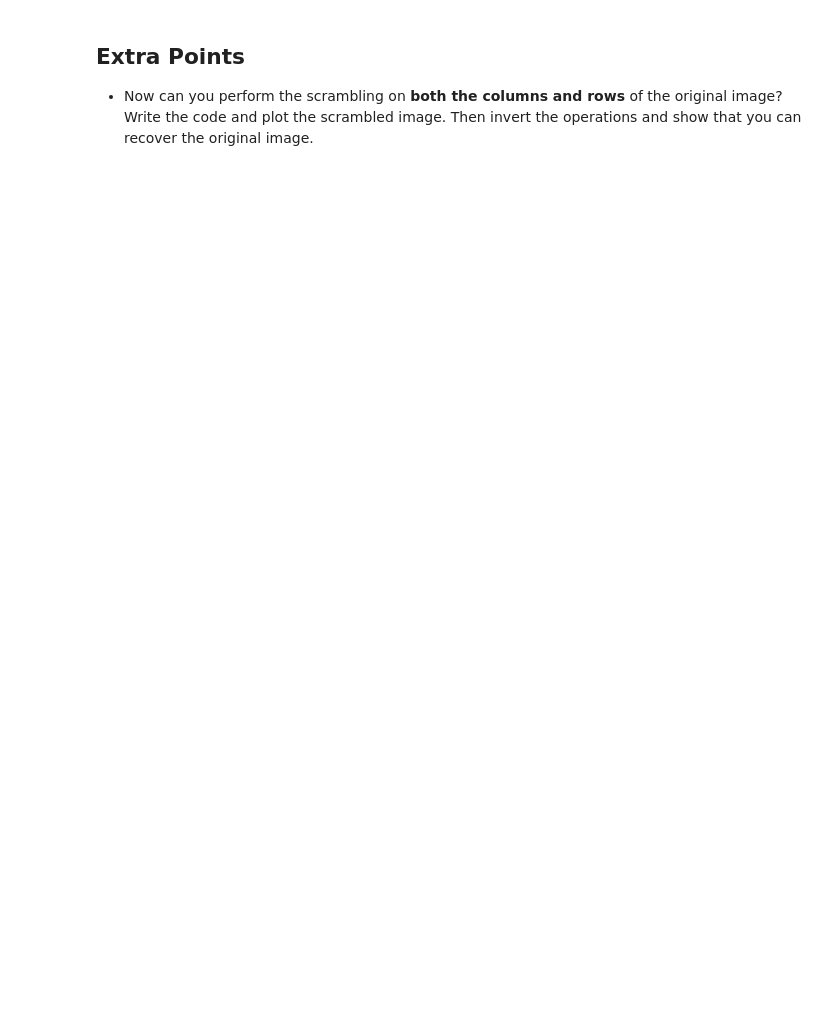
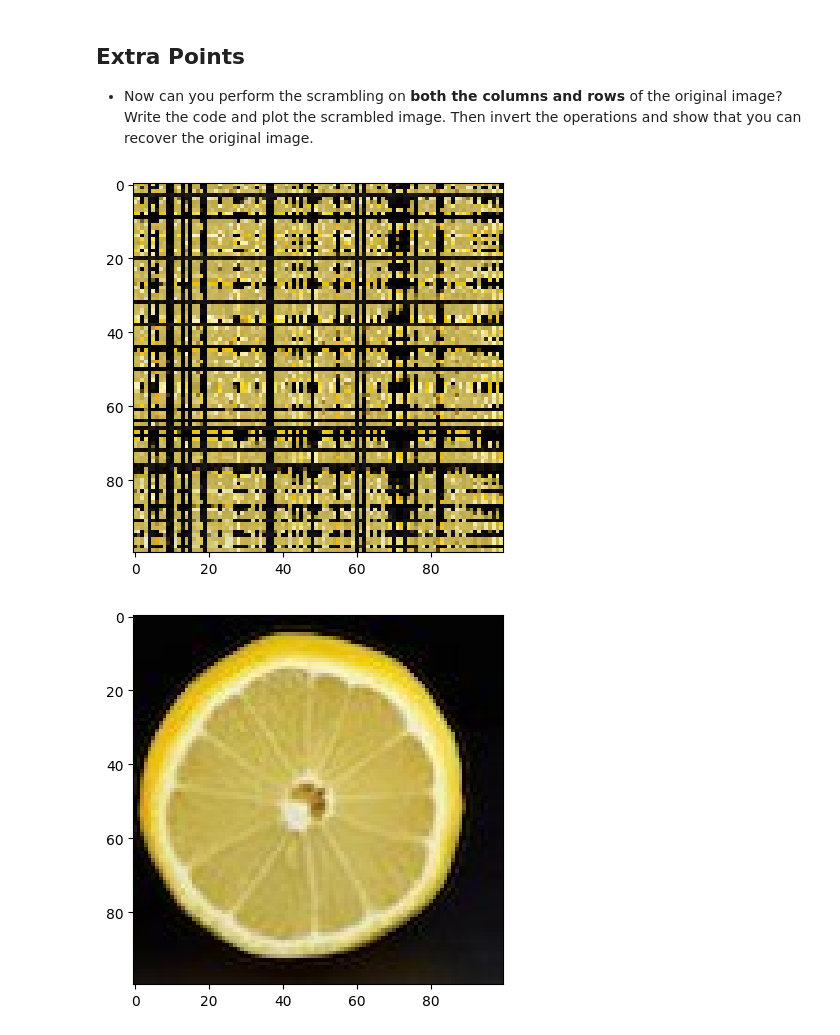
Before and after one commit to Banhana/AppliedMachineLearning, a Jupyter notebook: HW1/Assignements/HW1/HW1.ipynb, the cells around one changed output. Saved outputs shown, nothing was run; the diff lists cells and outputs as text; code cells hidden in the pictures; blank space fills up the shorter version.

```diff
--- a/HW1/Assignements/HW1/HW1.ipynb
+++ b/HW1/Assignements/HW1/HW1.ipynb
@@ -184,3 +200,37 @@ plt.imshow(original_image)
 ## Extra Points
 
 * Now can you perform the scrambling on __both the columns and rows__ of the original image?  Write the code and plot the scrambled image. Then invert the operations and show that you can recover the original image.
+# %%
+n_rows, n_cols, n_channels = image.shape # Grabs the m x n x channels values
+row_indices = np.arange(n_rows)
+column_indices = np.arange(n_cols)
+np.random.shuffle(row_indices)
+np.random.shuffle(column_indices)
+
+# Make identity matrix for rows/columns
+T_rows = np.identity(n_rows, dtype=int)[row_indices, :]
+T_columns = np.identity(n_cols, dtype=int)[:, column_indices]
+
+# Apply the combined transformation to the original image
+scrambled_image = np.copy(image)
+for i in range(n_channels):
+    scrambled_image[:, :, i] = np.dot(np.dot(T_rows, image[:, :, i]), T_columns.T)
+
+# Plot the scrambled image
+plt.imshow(scrambled_image)
+plt.show() # So I can show both images
+
+# Invert the operations to recover the original image
+T_rows_inv = np.linalg.inv(T_rows)
+T_columns_inv = np.linalg.inv(T_columns)
+
+# Recover the original image
+recovered_image = np.copy(scrambled_image)
+for i in range(n_channels):
+    recovered_image[:, :, i] = np.dot(np.dot(T_rows_inv, scrambled_image[:, :, i]), T_columns_inv.T)
+
+plt.imshow(recovered_image)
+plt.show() # So I can show both images
+# %% [output]
+[figure, added]
+[figure, added]
```
Also changed, not shown: parts of 6 cells of this notebook.
